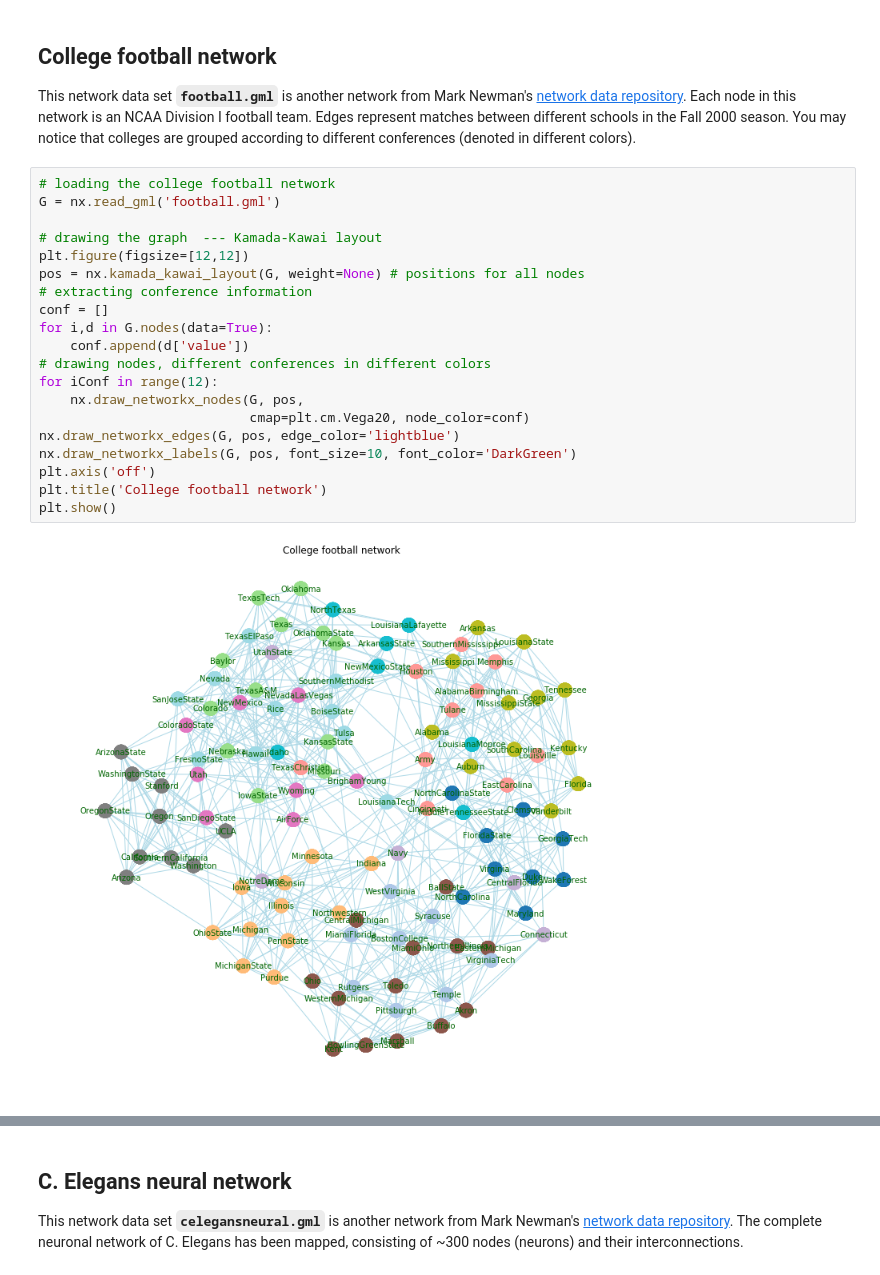
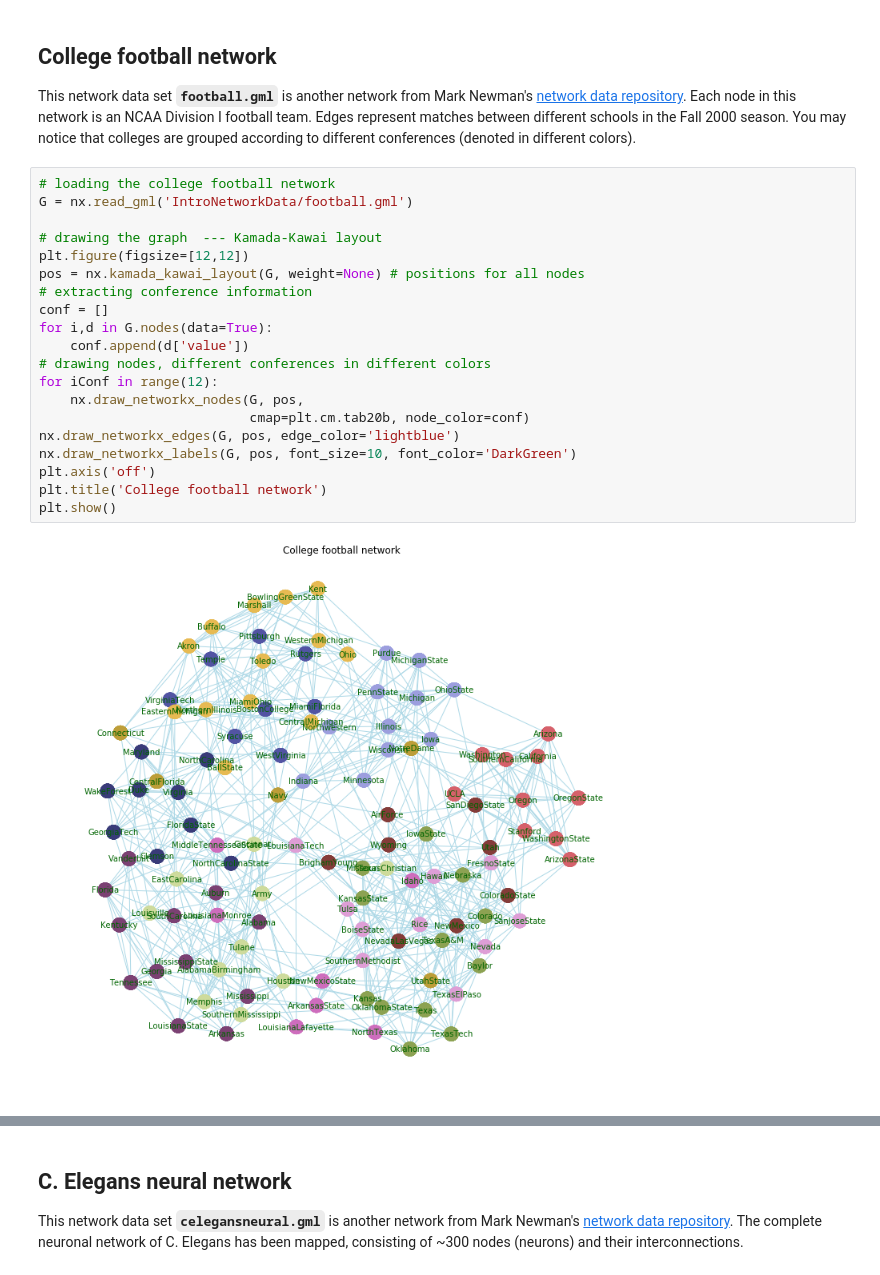
Before and after one commit to sathayas/JupyterConnectivitySpring2019, a Jupyter notebook: NetworkIntro.ipynb, the cells around one changed output, grey strips where cells are left out. Saved outputs shown, nothing was run; the diff lists cells and outputs as text.

```diff
--- a/NetworkIntro.ipynb
+++ b/NetworkIntro.ipynb
@@ -288,23 +284,23 @@ plt.show()
 This network data set **`football.gml`** is another network from Mark Newman's [network data repository](http://www-personal.umich.edu/~mejn/netdata/). Each node in this network is an NCAA Division I football team. Edges represent matches between different schools in the Fall 2000 season. You may notice that colleges are grouped according to different conferences (denoted in different colors).
 # %%
 # loading the college football network
-G = nx.read_gml('football.gml')
+G = nx.read_gml('IntroNetworkData/football.gml')
 
 # drawing the graph  --- Kamada-Kawai layout
 plt.figure(figsize=[12,12])
 pos = nx.kamada_kawai_layout(G, weight=None) # positions for all nodes
 # extracting conference information
 conf = []
 for i,d in G.nodes(data=True):
     conf.append(d['value'])
 # drawing nodes, different conferences in different colors
 for iConf in range(12):
     nx.draw_networkx_nodes(G, pos,
-                           cmap=plt.cm.Vega20, node_color=conf)
+                           cmap=plt.cm.tab20b, node_color=conf)
 nx.draw_networkx_edges(G, pos, edge_color='lightblue')
 nx.draw_networkx_labels(G, pos, font_size=10, font_color='DarkGreen')
 plt.axis('off')
 plt.title('College football network')
 plt.show()
 # %% [output]
-[figure, old version]
+[figure, new version]
```
Also changed, not shown: parts of 21 cells of this notebook.
